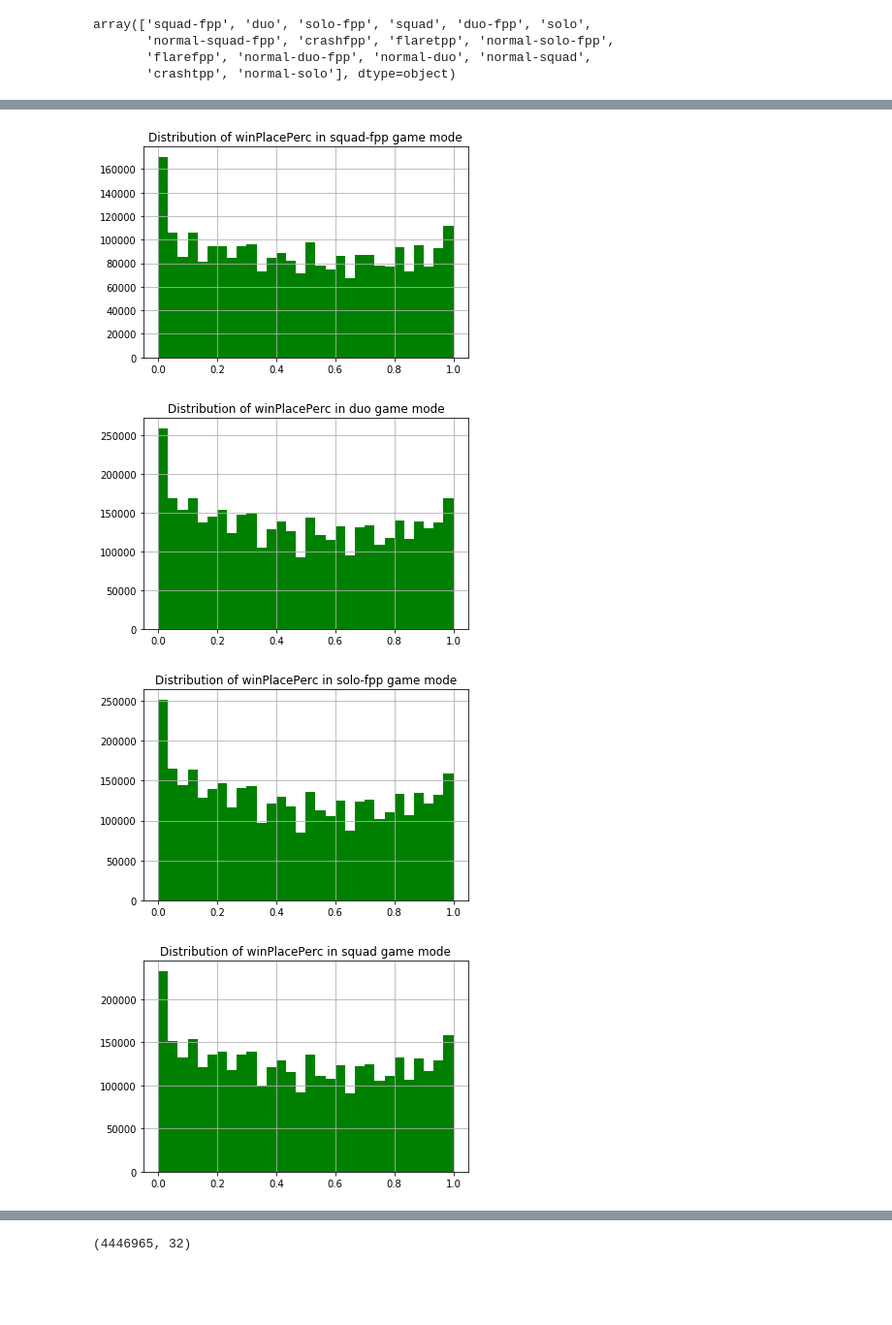
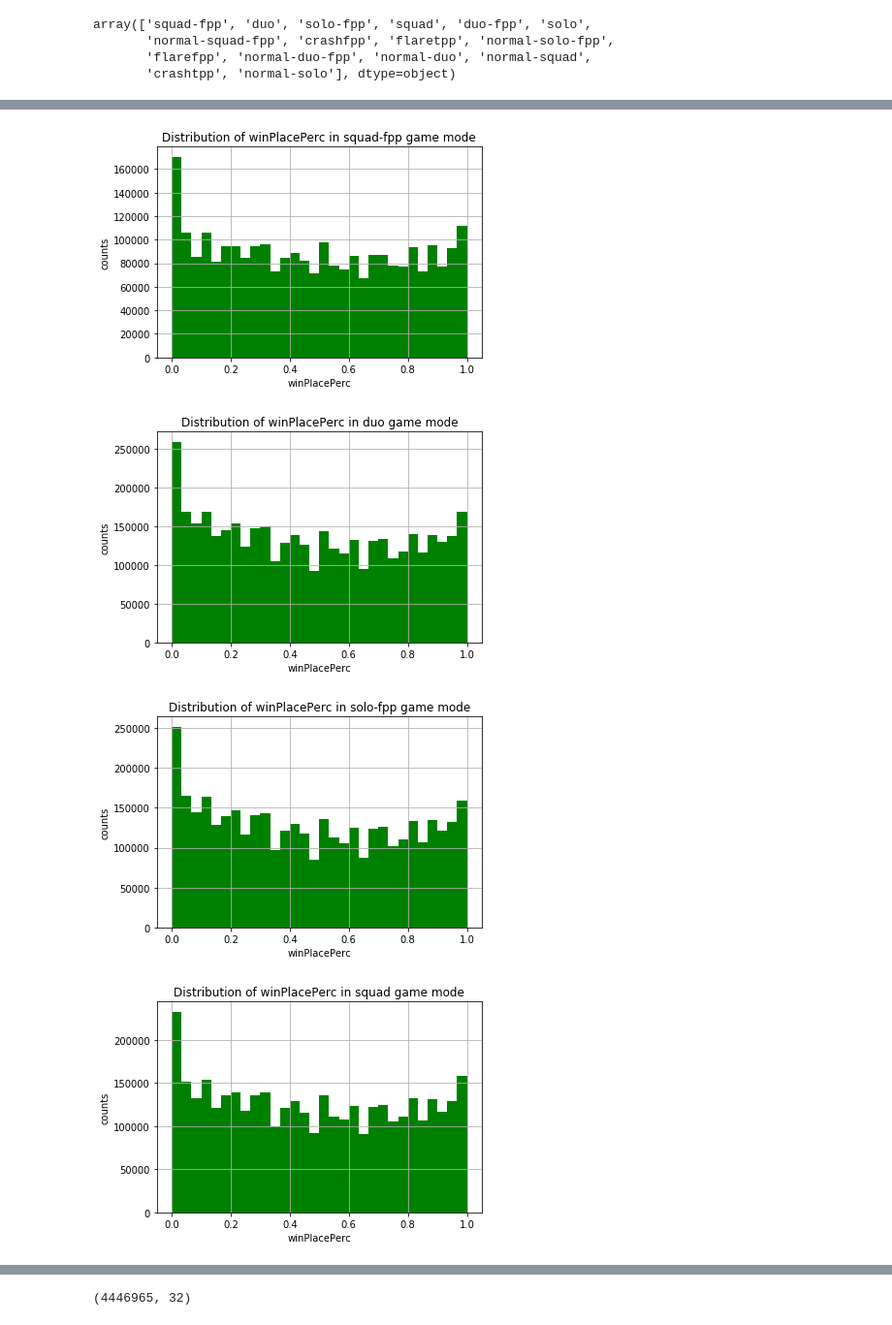
Before and after one commit to bojanin/pubg_cse627, a Jupyter notebook: data_explore.ipynb, the cells around one changed output, grey strips where cells are left out. Shown at 97% size. Cells and saved outputs as stored; diff of their text form; code cells hidden in the pictures; blank space fills up the shorter version.

```diff
--- a/data_explore.ipynb
+++ b/data_explore.ipynb
@@ -169,10 +188,12 @@ Target distribution for normal PUBG games fits a uniform distribution better but
 # %%
 for i,t in enumerate(normal_type):
     plt.figure(i)
     training_data[training_data["matchType"] != t].winPlacePerc.hist(bins=30,color = "green")
     plt.title("Distribution of winPlacePerc in {} game mode".format(t))
+    plt.xlabel("winPlacePerc")
+    plt.ylabel("counts")
 # %% [output]
-[figure, old version]
+[figure, new version]
-[figure, old version]
+[figure, new version]
-[figure, old version]
+[figure, new version]
-[figure, old version]
+[figure, new version]
```
Also changed, not shown: parts of 130 cells of this notebook.
